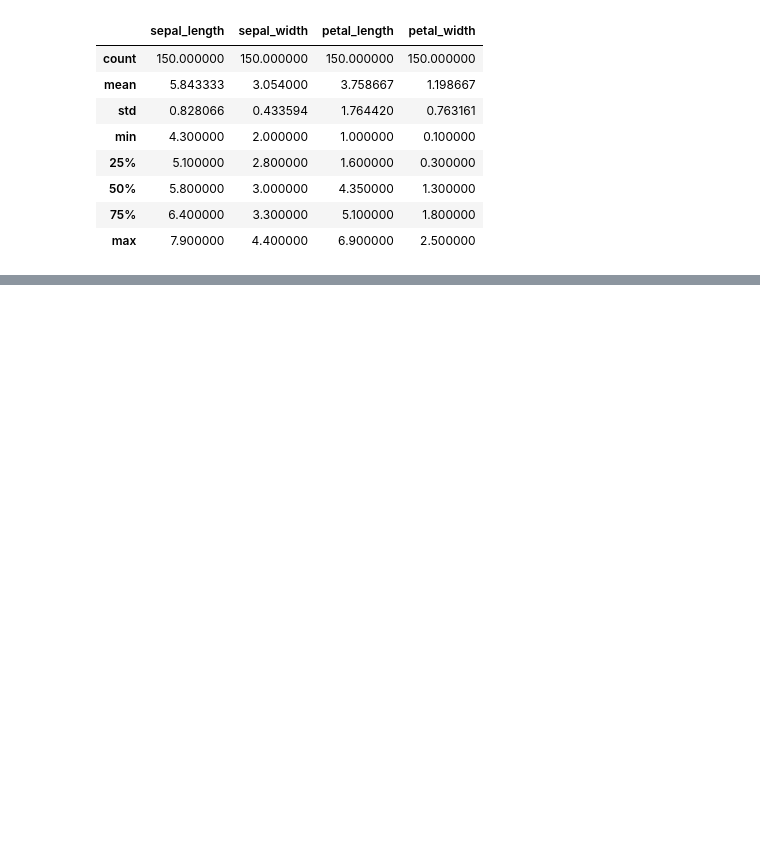
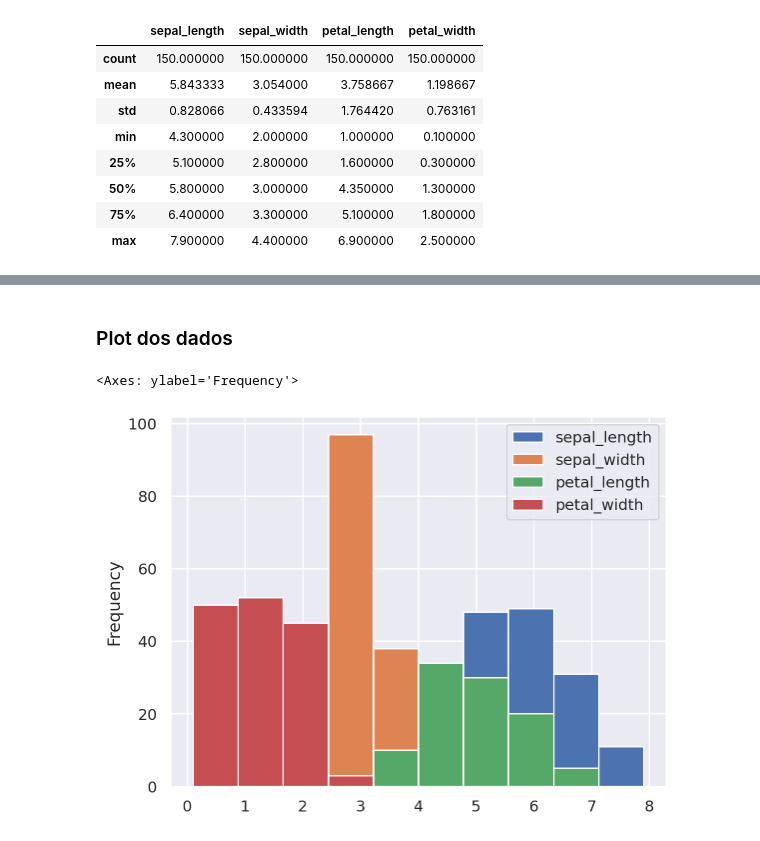
Before and after one commit to michaeldouglas/tutorial-python-twitter, a Jupyter notebook: stack-data-science/notebooks/iris-tutorial.ipynb, the cells around one changed output, grey strips where cells are left out. Saved outputs shown, nothing was run; the diff lists cells and outputs as text; code cells hidden in the pictures; blank space fills up the shorter version.

```diff
--- a/stack-data-science/notebooks/iris-tutorial.ipynb
+++ b/stack-data-science/notebooks/iris-tutorial.ipynb
@@ -86,0 +97,7 @@ iris.describe()
+# %% [markdown]
+### Plot dos dados
+# %%
+iris.plot.hist()
+# %% [output]
+<Axes: ylabel='Frequency'>
+[figure, added]
```
Also changed, not shown: parts of 17 cells of this notebook, 5 other files.
